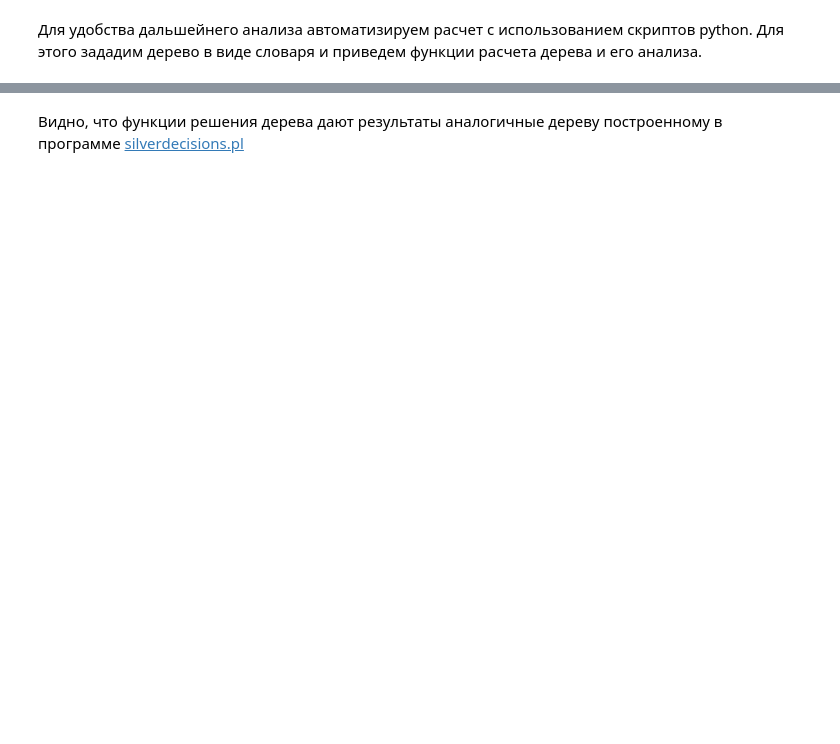
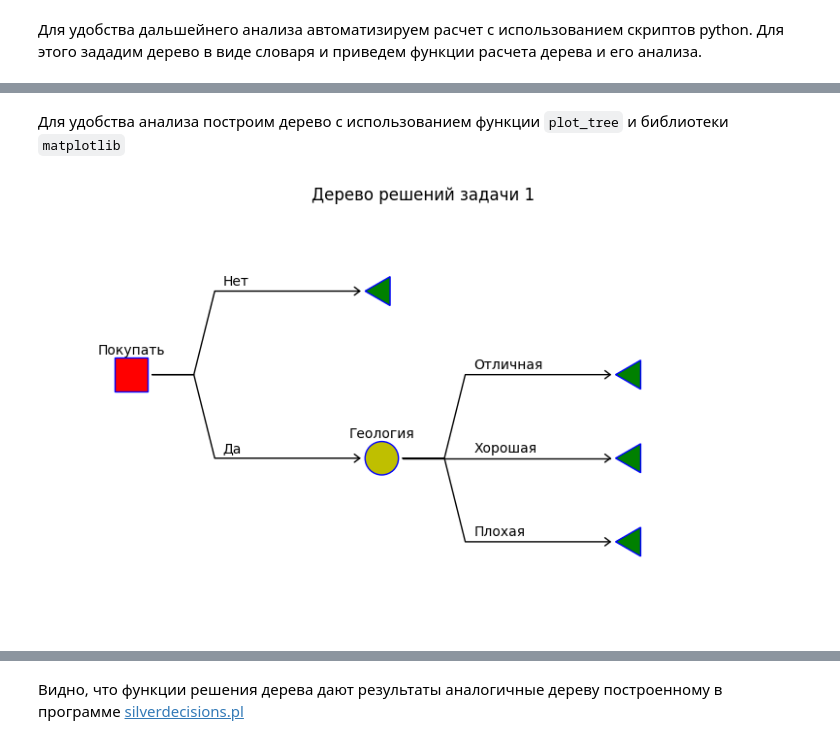
Before and after one commit to khabibullinra/decision_tree_examples, a Jupyter notebook: notebooks/task1_new.ipynb, the cells around one changed output, grey strips where cells are left out. Cells and saved outputs as stored; diff of their text form; code cells hidden in the pictures; blank space fills up the shorter version.

```diff
--- a/notebooks/task1_new.ipynb
+++ b/notebooks/task1_new.ipynb
@@ -41 +65,13 @@ with open('tree_1.json', 'r') as f:
+# %% [markdown]
+Для удобства анализа построим дерево с использованием функции `plot_tree` и библиотеки `matplotlib`
+# %%
+# создадим параметры дерева - размер рисунка
+fig, ax = plt.subplots(figsize=(10, 6))
+# построим дерево
+dtreevoi.plot_tree(tree, ax)
+# нарисуем дерево
+plt.title('Дерево решений задачи 1')
+plt.show()
+# %% [output]
+[figure, added]
 # %%
```
Also changed, not shown: parts of 38 cells of this notebook, 3 other files.
